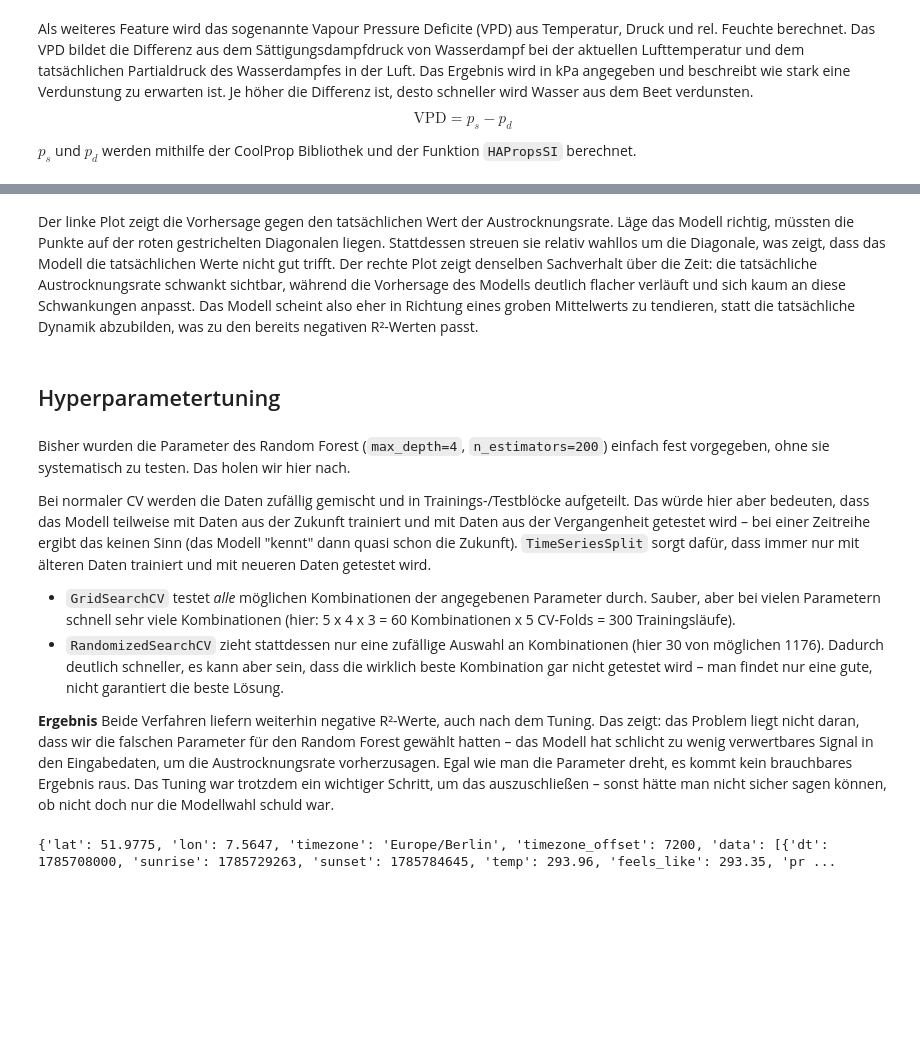
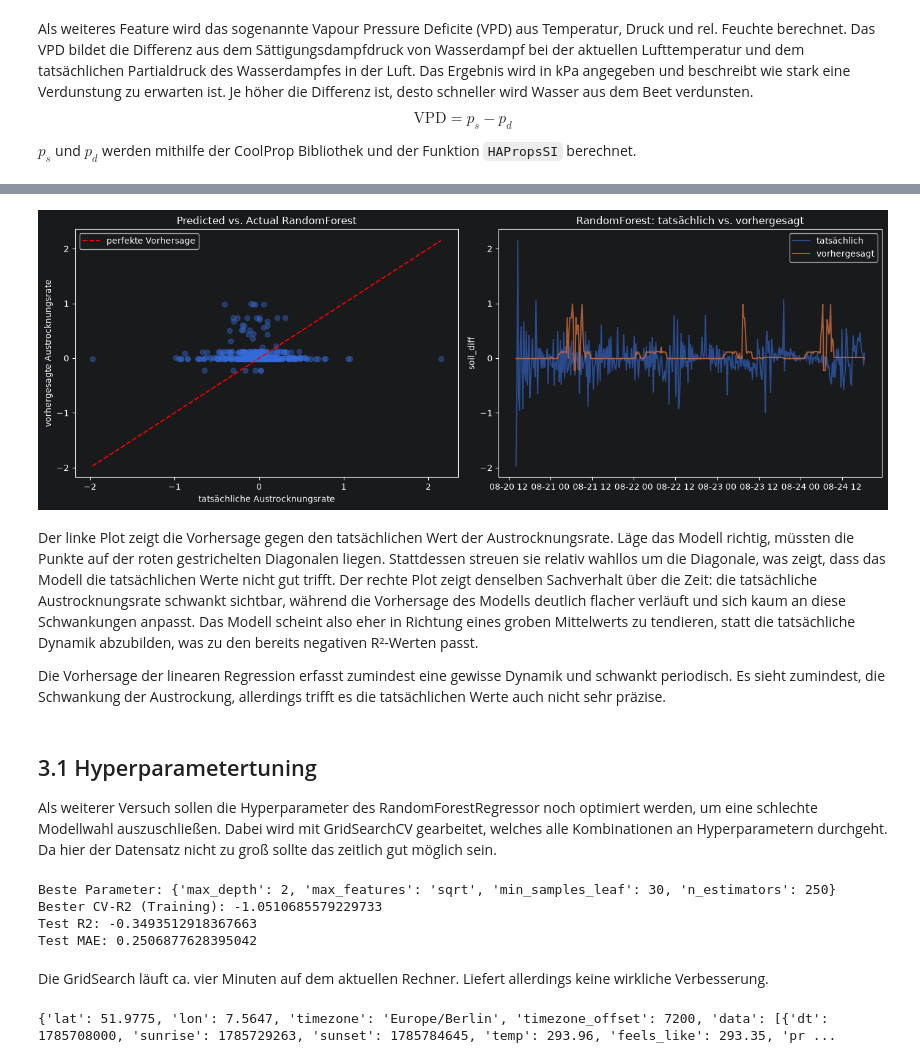
Before and after one commit to jankruse-dev/DataScience_Notebook, a Jupyter notebook: Data_Science_Jan_Kruse_1230471_copy.ipynb, the cells around one changed output, grey strips where cells are left out. Cells and saved outputs as stored; diff of their text form; code cells hidden in the pictures; blank space fills up the shorter version.

```diff
--- a/Data_Science_Jan_Kruse_1230471_copy.ipynb
+++ b/Data_Science_Jan_Kruse_1230471_copy.ipynb
@@ -476,12 +564,41 @@ plt.show()
+# %%
+fig, axes = plt.subplots(1, 2, figsize=(14, 5))
+
+# --- 1. Predicted vs. Actual ---
+# Perfekte Vorhersage läge exakt auf der Diagonalen (rot gestrichelt)
+axes[0].scatter(y_test, RandomForest_y_pred, alpha=0.4)
+lims = [min(y_test.min(), RandomForest_y_pred.min()), max(y_test.max(), RandomForest_y_pred.max())]
+axes[0].plot(lims, lims, 'r--', label='perfekte Vorhersage')
+axes[0].set_xlabel('tatsächliche Austrocknungsrate')
+axes[0].set_ylabel('vorhergesagte Austrocknungsrate')
+axes[0].legend()
+axes[0].set_title('Predicted vs. Actual RandomForest')
+
+# --- 2. Zeitverlauf im Testzeitraum ---
+# Zeigt, ob das Modell die Schwankungen über die Zeit überhaupt trifft
+axes[1].plot(test_index, y_test, label='tatsächlich', alpha=0.6)
+axes[1].plot(test_index, RandomForest_y_pred, label='vorhergesagt', alpha=0.8)
+axes[1].set_ylabel('soil_diff')
+axes[1].legend()
+axes[1].set_title('RandomForest: tatsächlich vs. vorhergesagt')
+
+plt.tight_layout()
+plt.show()
+# %% [output]
+[figure, added]
 # %% [markdown]
 Der linke Plot zeigt die Vorhersage gegen den tatsächlichen Wert der Austrocknungsrate. Läge das Modell richtig, müssten die Punkte auf der roten gestrichelten Diagonalen liegen. Stattdessen streuen sie relativ wahllos um die Diagonale, was zeigt, dass das Modell die tatsächlichen Werte nicht gut trifft. Der rechte Plot zeigt denselben Sachverhalt über die Zeit: die tatsächliche Austrocknungsrate schwankt sichtbar, während die Vorhersage des Modells deutlich flacher verläuft und sich kaum an diese Schwankungen anpasst. Das Modell scheint also eher in Richtung eines groben Mittelwerts zu tendieren, statt die tatsächliche Dynamik abzubilden, was zu den bereits negativen R²-Werten passt.
+
+Die Vorhersage der linearen Regression erfasst zumindest eine gewisse Dynamik und schwankt periodisch. Es sieht zumindest, die Schwankung der Austrockung, allerdings trifft es die tatsächlichen Werte auch nicht sehr präzise.
 # %% [markdown]
-## Hyperparametertuning
+<a id="sec-3-1"></a>
+## 3.1 Hyperparametertuning
+Als weiterer Versuch sollen die Hyperparameter des RandomForestRegressor noch optimiert werden, um eine schlechte Modellwahl auszuschließen. Dabei wird mit GridSearchCV gearbeitet, welches alle Kombinationen an Hyperparametern durchgeht. Da hier der Datensatz nicht zu groß sollte das zeitlich gut möglich sein.
 # %%
-from sklearn.model_selection import RandomizedSearchCV, TimeSeriesSplit
+from sklearn.model_selection import GridSearchCV, TimeSeriesSplit
 
-# Größerer Parameterraum möglich, da nicht alle Kombinationen geprüft werden
-param_dist = {
+# Voller Parameterraum, da GridSearchCV alle Kombinationen prüft (Daten sind klein genug, dass das zeitlich kein Problem ist)
+param_grid = {
     'n_estimators': [50, 100, 150, 200, 250, 300, 400],
     'max_depth': [2, 3, 4, 5, 6, 8, 10, None],
     'min_samples_leaf': [1, 2, 5, 10, 15, 20, 30],
@@ -490,34 +607,29 @@ param_dist = {
 
 tscv = TimeSeriesSplit(n_splits=5)
 
-random_search = RandomizedSearchCV(
+grid_search = GridSearchCV(
     RandomForestRegressor(random_state=42),
-    param_distributions=param_dist,
-    n_iter=30,           # nur 30 zufällige Kombinationen statt aller (hier 7*8*7*3=1176)
+    param_grid=param_grid,          # 7*8*7*3=1176 Kombinationen x 5 CV-Folds = 5880 Trainingsläufe
     cv=tscv,
     scoring='r2',
-    random_state=42,     # für Reproduzierbarkeit der Zufallsauswahl
     n_jobs=-1,
 )
-random_search.fit(X_train, y_train)
+grid_search.fit(X_train, y_train)
 
-print('Beste Parameter:', random_search.best_params_)
-print('Bester CV-R2 (Training):', random_search.best_score_)
+print('Beste Parameter:', grid_search.best_params_)
+print('Bester CV-R2 (Training):', grid_search.best_score_)
 
-best_model = random_search.best_estimator_
+best_model = grid_search.best_estimator_
 y_pred_rs = best_model.predict(X_test)
 print('Test R2:', r2_score(y_test, y_pred_rs))
 print('Test MAE:', mean_absolute_error(y_test, y_pred_rs))
+# %% [output]
+Beste Parameter: {'max_depth': 2, 'max_features': 'sqrt', 'min_samples_leaf': 30, 'n_estimators': 250}
+Bester CV-R2 (Training): -1.0510685579229733
+Test R2: -0.3493512918367663
+Test MAE: 0.2506877628395042
-# %% [markdown]
-Bisher wurden die Parameter des Random Forest (`max_depth=4`, `n_estimators=200`) einfach fest vorgegeben, ohne sie systematisch zu testen. Das holen wir hier nach.
-
-Bei normaler CV werden die Daten zufällig gemischt und in Trainings-/Testblöcke aufgeteilt. Das würde hier aber bedeuten, dass das Modell teilweise mit Daten aus der Zukunft trainiert und mit Daten aus der Vergangenheit getestet wird – bei einer Zeitreihe ergibt das keinen Sinn (das Modell "kennt" dann quasi schon die Zukunft). `TimeSeriesSplit` sorgt dafür, dass immer nur mit älteren Daten trainiert und mit neueren Daten getestet wird.
-
-- `GridSearchCV` testet *alle* möglichen Kombinationen der angegebenen Parameter durch. Sauber, aber bei vielen Parametern schnell sehr viele Kombinationen (hier: 5 x 4 x 3 = 60 Kombinationen x 5 CV-Folds = 300 Trainingsläufe).
-- `RandomizedSearchCV` zieht stattdessen nur eine zufällige Auswahl an Kombinationen (hier 30 von möglichen 1176). Dadurch deutlich schneller, es kann aber sein, dass die wirklich beste Kombination gar nicht getestet wird – man findet nur eine gute, nicht garantiert die beste Lösung.
-
-**Ergebnis**
-Beide Verfahren liefern weiterhin negative R²-Werte, auch nach dem Tuning. Das zeigt: das Problem liegt nicht daran, dass wir die falschen Parameter für den Random Forest gewählt hatten – das Modell hat schlicht zu wenig verwertbares Signal in den Eingabedaten, um die Austrocknungsrate vorherzusagen. Egal wie man die Parameter dreht, es kommt kein brauchbares Ergebnis raus. Das Tuning war trotzdem ein wichtiger Schritt, um das auszuschließen – sonst hätte man nicht sicher sagen können, ob nicht doch nur die Modellwahl schuld war.
+# %% [markdown]
+Die GridSearch läuft ca. vier Minuten auf dem aktuellen Rechner. Liefert allerdings keine wirkliche Verbesserung.
 # %%
 from datetime import datetime
 
```
Also changed, not shown: parts of 45 cells of this notebook.
